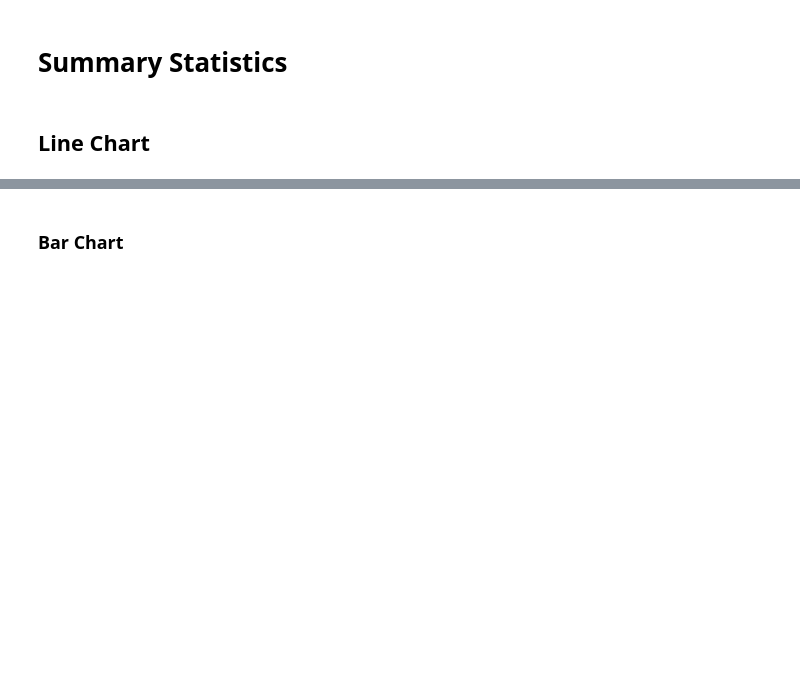
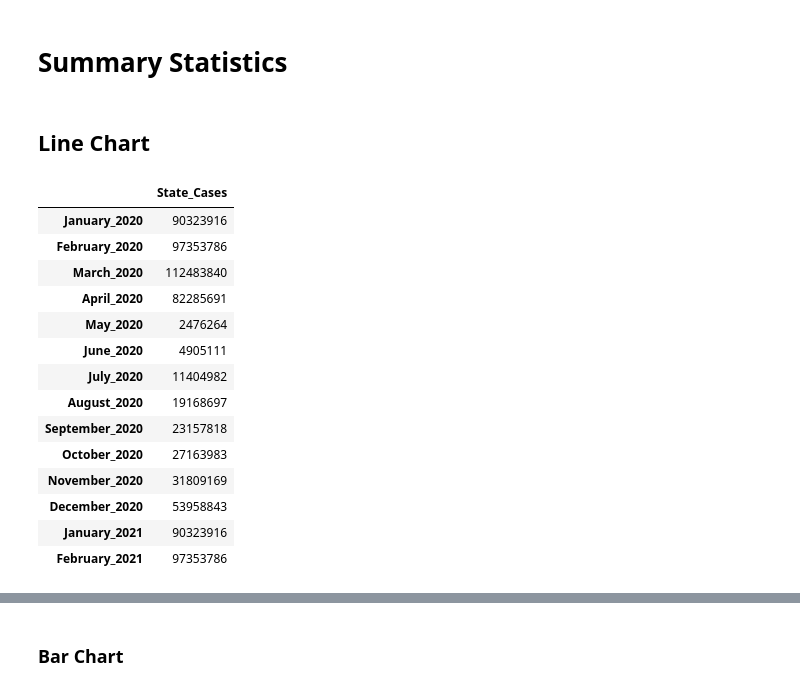
Before and after one commit to speedracer05/Covid_CalFresh, a Jupyter notebook: Covid_CalFresh.ipynb, the cells around one changed output, grey strips where cells are left out. Saved outputs shown, nothing was run; the diff lists cells and outputs as text; code cells hidden in the pictures; blank space fills up the shorter version.

```diff
--- a/Covid_CalFresh.ipynb
+++ b/Covid_CalFresh.ipynb
@@ -252,0 +260,50 @@ All_Merged_data.head()
+# %%
+January2020 = county_merge.loc[(county_merge["Month"] == "January") | (county_merge["Year"] == "2020")].Cases.sum()
+February2020 = county_merge.loc[(county_merge["Month"] == "February") | (county_merge["Year"] == "2020")].Cases.sum()
+March2020 = county_merge.loc[(county_merge["Month"] == "March") | (county_merge["Year"] == "2020")].Cases.sum()
+April2020 = county_merge.loc[(county_merge["Month"] == "April") | (county_merge["Year"] == "2020")].Cases.sum()
+May2020 = county_merge.loc[(county_merge["Month"] == "May") | (county_merge["Year"] == "2020")].Cases.sum()
+June2020 = county_merge.loc[(county_merge["Month"] == "June") | (county_merge["Year"] == "2020")].Cases.sum()
+July2020 = county_merge.loc[(county_merge["Month"] == "July") | (county_merge["Year"] == "2020")].Cases.sum()
+August2020 = county_merge.loc[(county_merge["Month"] == "August") | (county_merge["Year"] == "2020")].Cases.sum()
+September2020 = county_merge.loc[(county_merge["Month"] == "September") | (county_merge["Year"] == "2020")].Cases.sum()
+October2020 = county_merge.loc[(county_merge["Month"] == "October") | (county_merge["Year"] == "2020")].Cases.sum()
+November2020 = county_merge.loc[(county_merge["Month"] == "November") | (county_merge["Year"] == "2020")].Cases.sum()
+December2020 = county_merge.loc[(county_merge["Month"] == "December") | (county_merge["Year"] == "2020")].Cases.sum()
+January2021 = county_merge.loc[(county_merge["Month"] == "January") | (county_merge["Year"] == "2021")].Cases.sum()
+February2021 = county_merge.loc[(county_merge["Month"] == "February") | (county_merge["Year"] == "2021")].Cases.sum()
+
+Monthly_COVID_Infections_by_County = {"January_2020" : [January2020],
+                                      "February_2020": [February2020],
+                                      "March_2020": [March2020],
+                                      "April_2020": [April2020],
+                                      "May_2020" : [May2020],
+                                      "June_2020" : [June2020],
+                                      "July_2020" : [July2020],
+                                      "August_2020" : [August2020],
+                                      "September_2020" : [September2020],
+                                      "October_2020" : [October2020],
+                                      "November_2020" : [November2020],
+                                      "December_2020" : [December2020],
+                                      "January_2021" : [January2021],
+                                      "February_2021": [February2021]}
+
+Monthly_COVID = pd.DataFrame(Monthly_COVID_Infections_by_County).transpose()
+Monthly_COVID.columns=["State_Cases"]
+Monthly_COVID
+# %% [output]
+|  | State_Cases |
+| January_2020 | 90323916 |
+| February_2020 | 97353786 |
+| March_2020 | 112483840 |
+| April_2020 | 82285691 |
+| May_2020 | 2476264 |
+| June_2020 | 4905111 |
+| July_2020 | 11404982 |
+| August_2020 | 19168697 |
+| September_2020 | 23157818 |
+| October_2020 | 27163983 |
+| November_2020 | 31809169 |
+| December_2020 | 53958843 |
+| January_2021 | 90323916 |
+| February_2021 | 97353786 |
```
Also changed, not shown: parts of 7 cells of this notebook, 2 other files.
